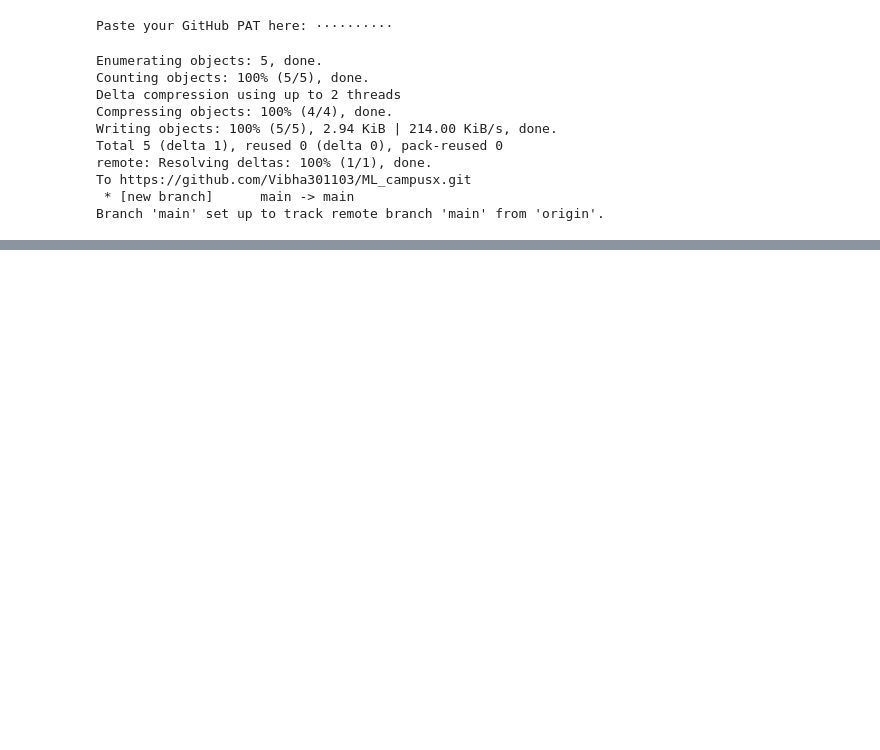
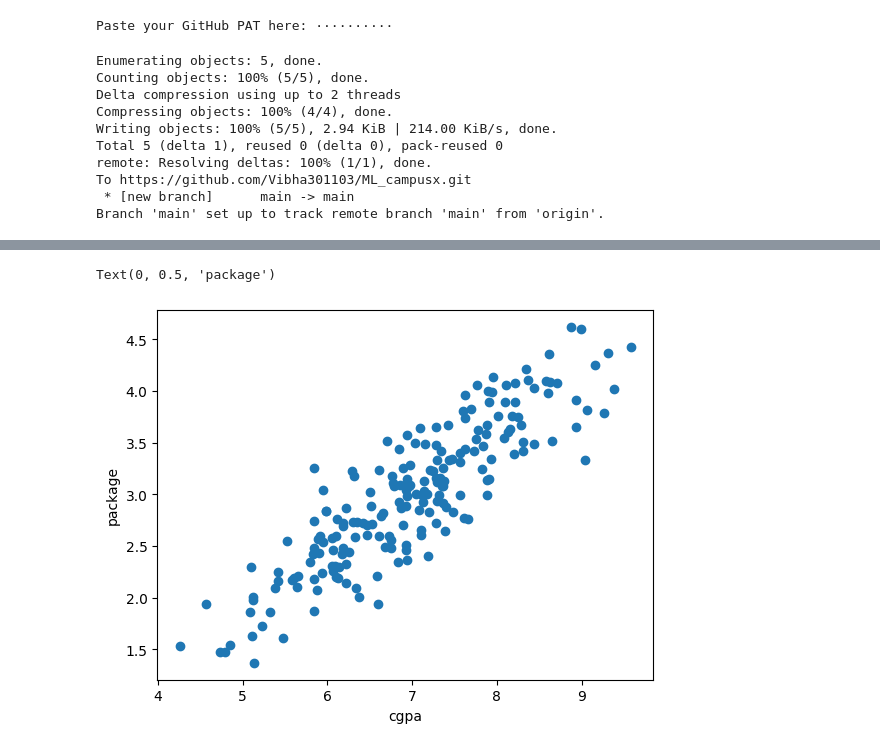
Before and after one commit to Vibha301103/ML_campusx, a Jupyter notebook: notebooks/Copy of lin_reg.ipynb, the cells around one changed output, grey strips where cells are left out. Saved outputs shown, nothing was run; the diff lists cells and outputs as text; code cells hidden in the pictures; blank space fills up the shorter version.

```diff
--- a/notebooks/Copy of lin_reg.ipynb
+++ b/notebooks/Copy of lin_reg.ipynb
@@ -81,0 +97,6 @@ print("hellow my name is vibh)
+# %%
+#.. means “go one folder up” 📁⬆️
+#pd.read_csv("../data/placement/your_file.csv")
+%cd /content/drive/MyDrive/ML_campusx
+import pandas as pd
+df1=pd.read_csv("data/placement.csv")
@@ -81,0 +121,9 @@ print("hellow my name is vibh)
+# %%
+import matplotlib.pyplot as plt
+import numpy as np
+plt.scatter(df1['cgpa'],df1['package'])
+plt.xlabel("cgpa")
+plt.ylabel("package")
+# %% [output]
+Text(0, 0.5, 'package')
+[figure, added]
```
Also changed, not shown: parts of 16 cells of this notebook, 1 other file.
